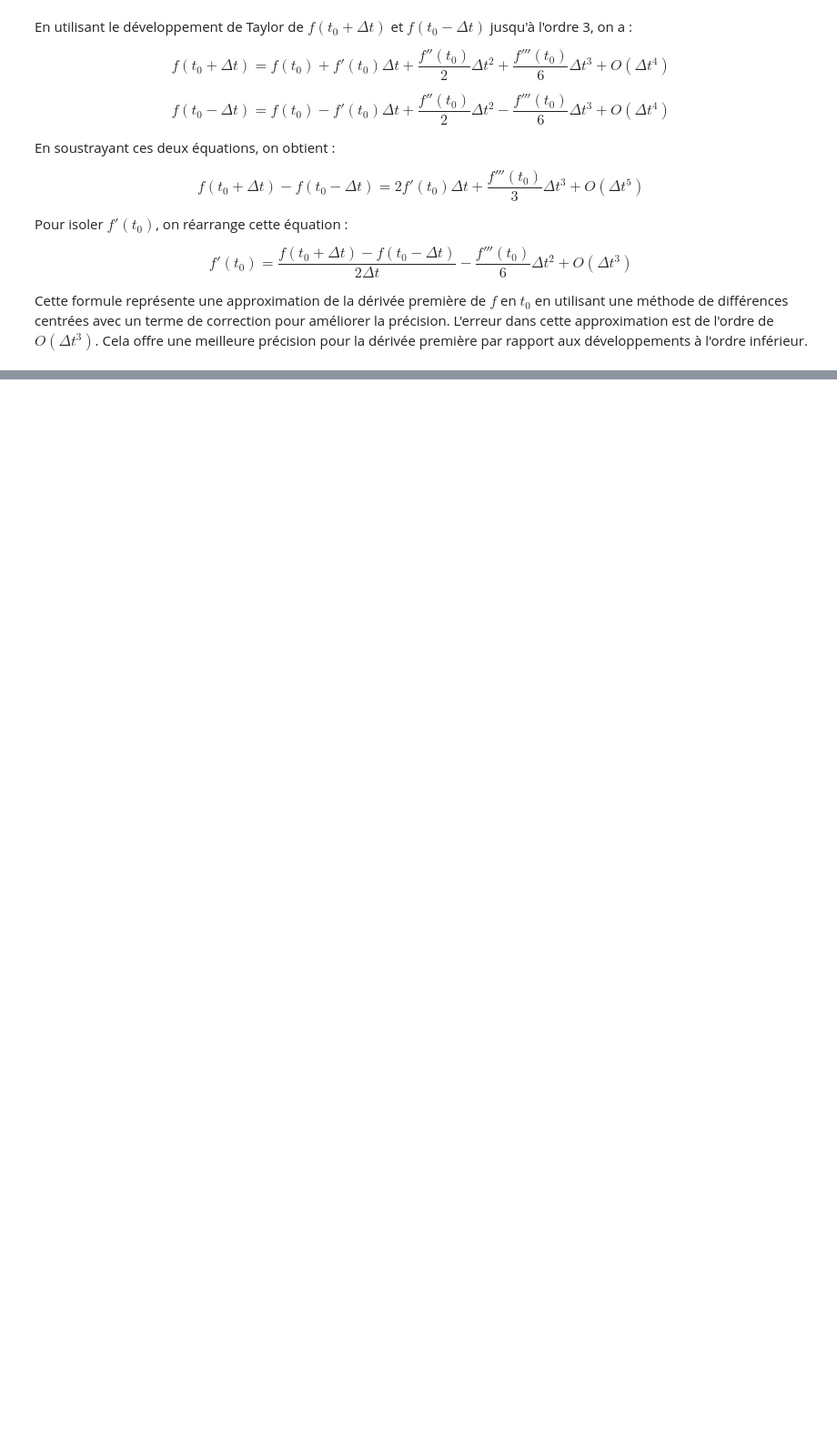
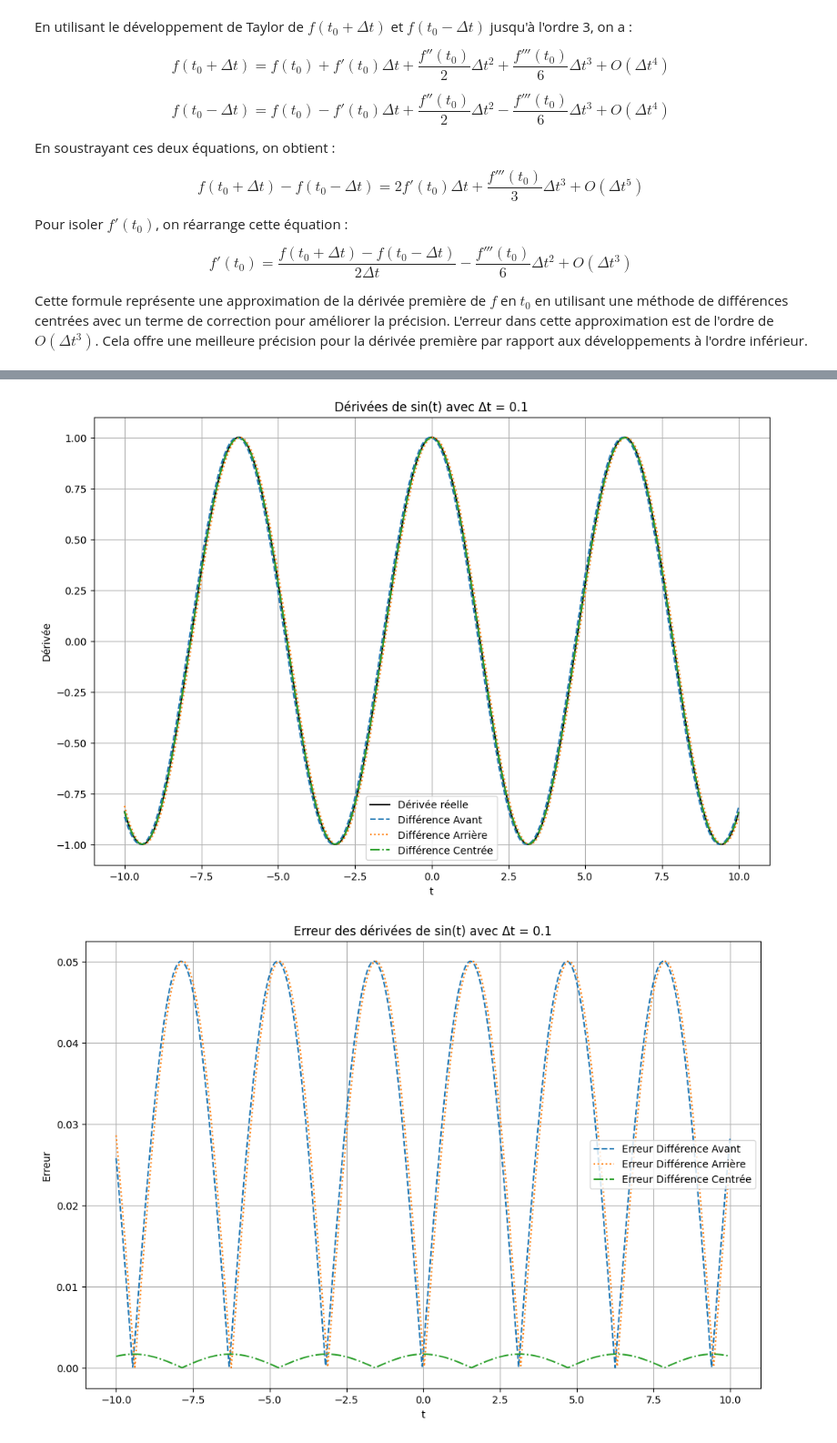
Before and after one commit to BapJu/tp2-discretisation, a Jupyter notebook: tp2.ipynb, the cells around one changed output, grey strips where cells are left out. Shown at 91% size. Drawn from its saved outputs; the diff is of its cells as text; code cells hidden in the pictures; blank space fills up the shorter version.

```diff
--- a/tp2.ipynb
+++ b/tp2.ipynb
@@ -98,0 +153,62 @@ Cette formule représente une approximation de la dérivée première de $f$ en
+# %%
+import numpy as np
+import matplotlib.pyplot as plt
+
+# Définition de la fonction et de sa dérivée
+def f(t):
+    return np.sin(t)
+
+def df(t):
+    return np.cos(t)
+
+# Intervalle et pas de temps
+t = np.arange(-10, 10, 0.01)
+delta_t_values = [0.1, 0.01]
+
+# Calcul et tracé des dérivées
+for delta_t in delta_t_values:
+    # Méthode des différences avant
+    diff_avant = (f(t + delta_t) - f(t)) / delta_t
+
+    # Méthode des différences arrière
+    diff_arriere = (f(t) - f(t - delta_t)) / delta_t
+
+    # Méthode des différences centrées
+    diff_centree = (f(t + delta_t) - f(t - delta_t)) / (2 * delta_t)
+
+    # Dérivée réelle
+    deriv_reelle = df(t)
+
+    # Tracer des dérivées
+    plt.figure(figsize=(12, 8))
+    plt.plot(t, deriv_reelle, label='Dérivée réelle', color='black')
+    plt.plot(t, diff_avant, label='Différence Avant', linestyle='--')
+    plt.plot(t, diff_arriere, label='Différence Arrière', linestyle=':')
+    plt.plot(t, diff_centree, label='Différence Centrée', linestyle='-.')
+
+    plt.title(f"Dérivées de sin(t) avec Δt = {delta_t}")
+    plt.xlabel("t")
+    plt.ylabel("Dérivée")
+    plt.legend()
+    plt.grid(True)
+    plt.show()
+
+    # Tracer des erreurs
+    erreur_avant = np.abs(diff_avant - deriv_reelle)
+    erreur_arriere = np.abs(diff_arriere - deriv_reelle)
+    erreur_centree = np.abs(diff_centree - deriv_reelle)
+
+    plt.figure(figsize=(12, 8))
+    plt.plot(t, erreur_avant, label='Erreur Différence Avant', linestyle='--')
+    plt.plot(t, erreur_arriere, label='Erreur Différence Arrière', linestyle=':')
+    plt.plot(t, erreur_centree, label='Erreur Différence Centrée', linestyle='-.')
+
+    plt.title(f"Erreur des dérivées de sin(t) avec Δt = {delta_t}")
+    plt.xlabel("t")
+    plt.ylabel("Erreur")
+    plt.legend()
+    plt.grid(True)
+    plt.show()
+# %% [output]
+[figure, added]
+[figure, added]
```
Also changed, not shown: parts of 6 cells of this notebook.
